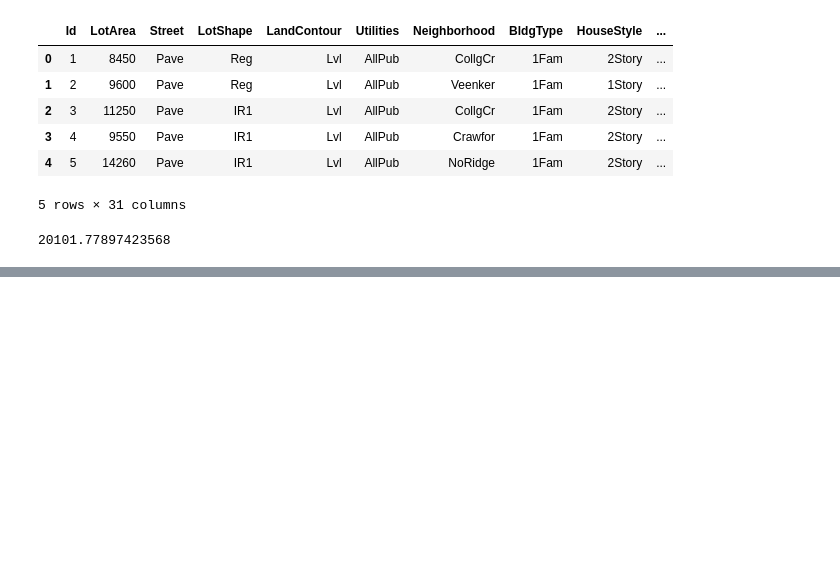
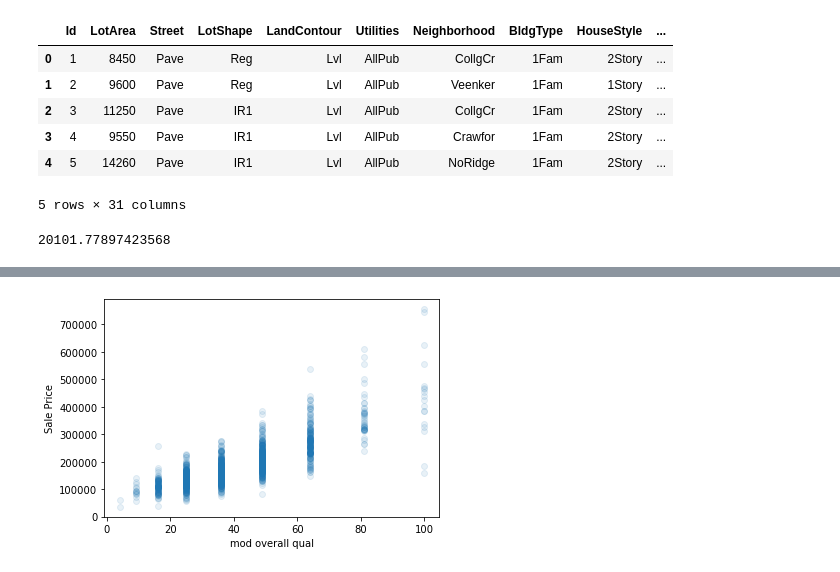
Before and after one commit to maxguy2001/StatsCaseStudiesSem2, a Jupyter notebook: Part2/max.ipynb, the cells around one changed output, grey strips where cells are left out. Drawn from its saved outputs; the diff is of its cells as text; code cells hidden in the pictures; blank space fills up the shorter version.

```diff
--- a/Part2/max.ipynb
+++ b/Part2/max.ipynb
@@ -55,0 +52,10 @@ mean_abs_error
+# %%
+#this transformation makes it "look more linear". In final submission, probably show original  plot
+# and this side by side and justify. Same for below
+mod_oq = [np.power(x, 2) for x in df["OverallQual"].tolist()]
+plt.scatter(x=mod_oq, y = df["SalePrice"].tolist(), alpha=0.1)
+plt.xlabel("mod overall qual")
+plt.ylabel("Sale Price")
+plt.show()
+# %% [output]
+[figure, added]
```
Also changed, not shown: parts of 7 cells of this notebook, 1 other file.
